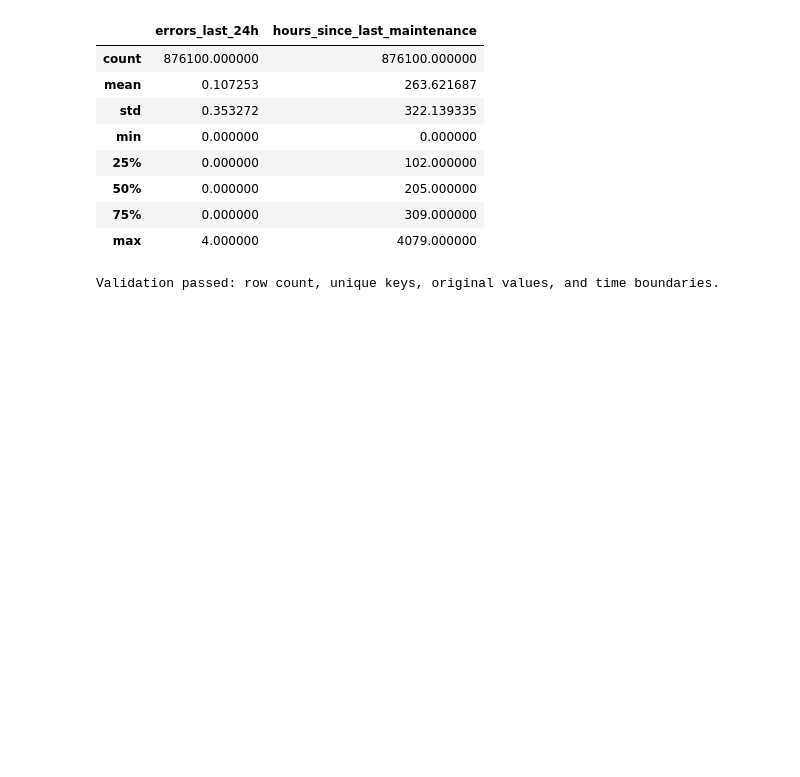
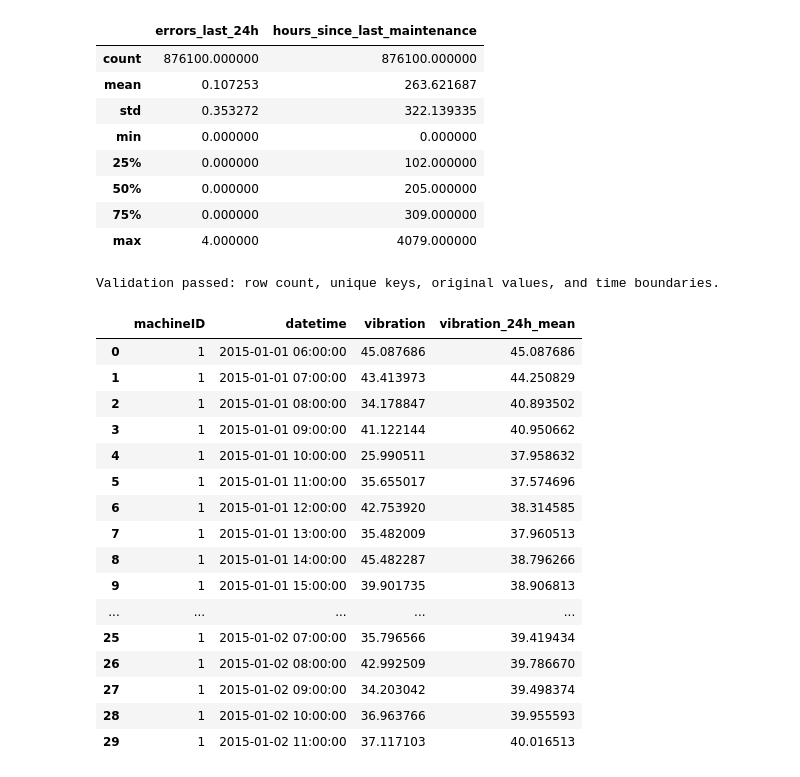
Before and after one commit to ducks5257/predictive-maintenance-machine-failure, a Jupyter notebook: notebooks/model.ipynb, the cells around one changed output. Cells and saved outputs as stored; diff of their text form; code cells hidden in the pictures; blank space fills up the shorter version.

```diff
--- a/notebooks/model.ipynb
+++ b/notebooks/model.ipynb
@@ -647,0 +653,24 @@ Validation passed: row count, unique keys, original values, and time boundaries.
+# %%
+display(
+    df[
+        ["machineID", "datetime", "vibration", "vibration_24h_mean"]
+    ].head(30)
+)
+# %% [output]
+|  | machineID | datetime | vibration | vibration_24h_mean |
+| 0 | 1 | 2015-01-01 06:00:00 | 45.087686 | 45.087686 |
+| 1 | 1 | 2015-01-01 07:00:00 | 43.413973 | 44.250829 |
+| 2 | 1 | 2015-01-01 08:00:00 | 34.178847 | 40.893502 |
+| 3 | 1 | 2015-01-01 09:00:00 | 41.122144 | 40.950662 |
+| 4 | 1 | 2015-01-01 10:00:00 | 25.990511 | 37.958632 |
+| 5 | 1 | 2015-01-01 11:00:00 | 35.655017 | 37.574696 |
+| 6 | 1 | 2015-01-01 12:00:00 | 42.753920 | 38.314585 |
+| 7 | 1 | 2015-01-01 13:00:00 | 35.482009 | 37.960513 |
+| 8 | 1 | 2015-01-01 14:00:00 | 45.482287 | 38.796266 |
+| 9 | 1 | 2015-01-01 15:00:00 | 39.901735 | 38.906813 |
+| ... | ... | ... | ... | ... |
+| 25 | 1 | 2015-01-02 07:00:00 | 35.796566 | 39.419434 |
+| 26 | 1 | 2015-01-02 08:00:00 | 42.992509 | 39.786670 |
+| 27 | 1 | 2015-01-02 09:00:00 | 34.203042 | 39.498374 |
+| 28 | 1 | 2015-01-02 10:00:00 | 36.963766 | 39.955593 |
+| 29 | 1 | 2015-01-02 11:00:00 | 37.117103 | 40.016513 |
```
Also changed, not shown: parts of 19 cells of this notebook.
